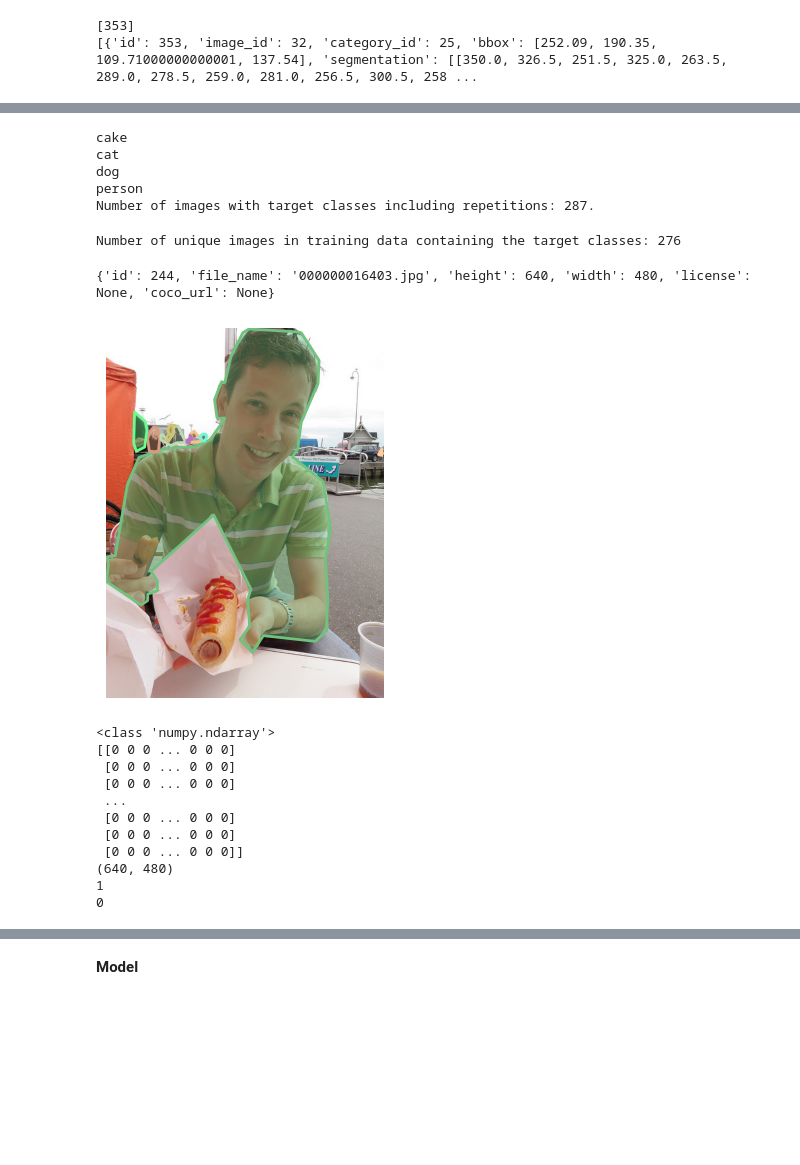
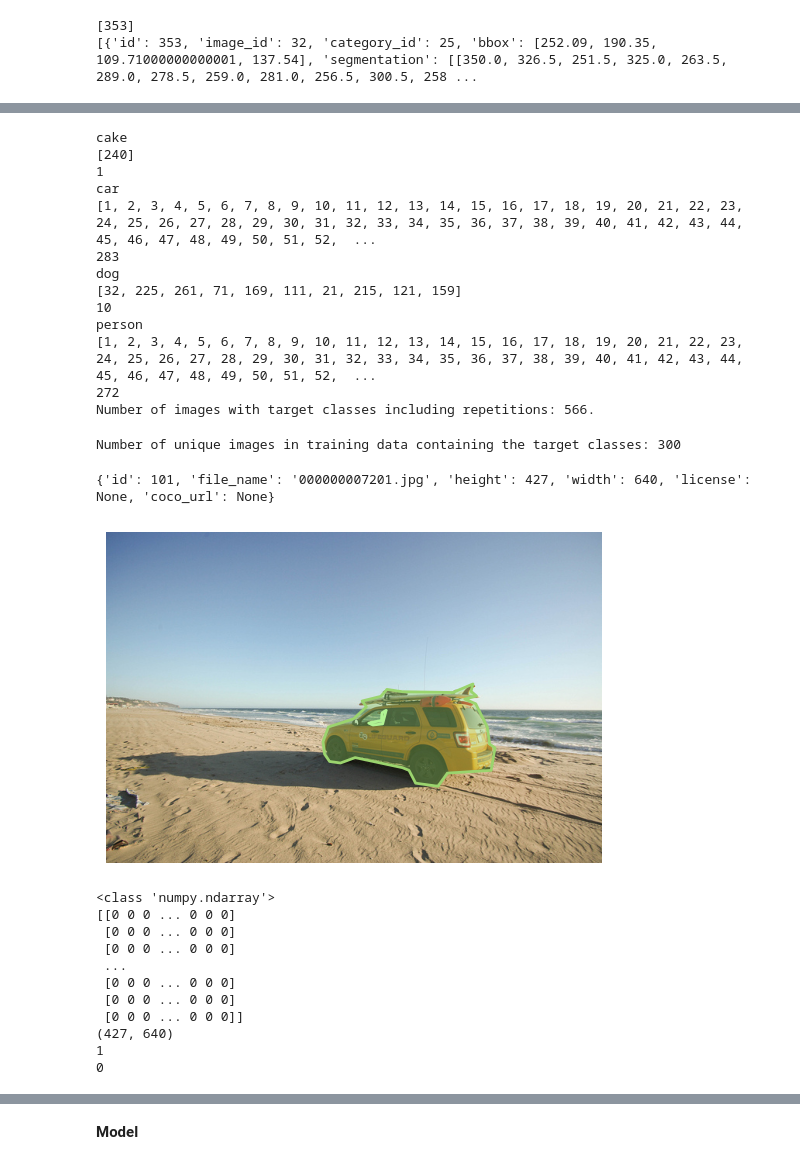
Before and after one commit to sandrabinu3/Image-Segmentation, a Jupyter notebook: Image Segmentation.ipynb, the cells around one changed output, grey strips where cells are left out. Cells and saved outputs as stored; diff of their text form; code cells hidden in the pictures; blank space fills up the shorter version.

```diff
--- a/Image Segmentation.ipynb
+++ b/Image Segmentation.ipynb
@@ -114,7 +115,7 @@ coco.showAnns(test_image_annotations, draw_bbox=True)
 # %%
 # Extract the training images that contain any combination of the four target classes.
 
-target_classes = ["cake", "cat", "dog", "person"]
+target_classes = ["cake", "car", "dog", "person"]
 target_classes_IDs = coco.getCatIds(catNms=target_classes)
 training_images = []
 
@@ -123,18 +124,27 @@ for class_name in target_classes:
     # Get all images containing target class.
     print(class_name)
     training_images_categories = coco.getCatIds(catNms=class_name)
+    # print(training_images_categories)
     training_images_IDs = coco.getImgIds(catIds=training_images_categories)
+    print(training_images_IDs)
+    print(len(training_images_IDs))
     training_images += coco.loadImgs(training_images_IDs)
 
-print(
-    f"Number of images with target classes including repetitions: {len(training_images)}."
-)
+print(f"Number of images with target classes including repetitions: {len(training_images)}.")
 # %% [output]
 cake
-cat
+[240]
+1
+car
+[1, 2, 3, 4, 5, 6, 7, 8, 9, 10, 11, 12, 13, 14, 15, 16, 17, 18, 19, 20, 21, 22, 23, 24, 25, 26, 27, 28, 29, 30, 31, 32, 33, 34, 35, 36, 37, 38, 39, 40, 41, 42, 43, 44, 45, 46, 47, 48, 49, 50, 51, 52,  ...
+283
 dog
+[32, 225, 261, 71, 169, 111, 21, 215, 121, 159]
+10
 person
-Number of images with target classes including repetitions: 287.
+[1, 2, 3, 4, 5, 6, 7, 8, 9, 10, 11, 12, 13, 14, 15, 16, 17, 18, 19, 20, 21, 22, 23, 24, 25, 26, 27, 28, 29, 30, 31, 32, 33, 34, 35, 36, 37, 38, 39, 40, 41, 42, 43, 44, 45, 46, 47, 48, 49, 50, 51, 52,  ...
+272
+Number of images with target classes including repetitions: 566.
 # %%
 # Filter out repeated images.
 unique_training_images = []
@@ -147,31 +157,28 @@ for i in range(len(training_images)):
 random.seed(0)
 random.shuffle(unique_training_images)
 
-print(
-    f"Number of unique images in training data containing the target classes: {len(unique_training_images)}"
-)
+print(f"Number of unique images in training data containing the target classes: {len(unique_training_images)}")
 # %% [output]
-Number of unique images in training data containing the target classes: 276
+Number of unique images in training data containing the target classes: 300
 # %%
 # Load and display example training image with segmentation masks.
 
 training_image = unique_training_images[10]
 print(training_image)
 
 image = io.imread(f'{train_img_dir}/{training_image["file_name"]}')
 plt.axis("off")
 plt.imshow(image)
 
 training_image_annotations_ID = coco.getAnnIds(
-    imgIds=training_image["id"], catIds=target_classes_IDs, iscrowd=None
-)
+    imgIds=training_image["id"], catIds=target_classes_IDs, iscrowd=None)
 training_image_annotations = coco.loadAnns(training_image_annotations_ID)
 coco.showAnns(training_image_annotations, draw_bbox=False)
 
 plt.show()
 # %% [output]
-{'id': 244, 'file_name': '000000016403.jpg', 'height': 640, 'width': 480, 'license': None, 'coco_url': None}
+{'id': 101, 'file_name': '000000007201.jpg', 'height': 427, 'width': 640, 'license': None, 'coco_url': None}
-[figure, old version]
+[figure, new version]
 # %%
 # To generate segmentation mask use annToMask function and extract the info stored in the annotations.
 # For example, for the first object in our example training image:
@@ -192,7 +199,7 @@ print(np.min(mask_example))
  [0 0 0 ... 0 0 0]
  [0 0 0 ... 0 0 0]
  [0 0 0 ... 0 0 0]]
-(640, 480)
+(427, 640)
 1
 0
 # %%
```
Also changed, not shown: parts of 26 cells of this notebook, 35 other files.
